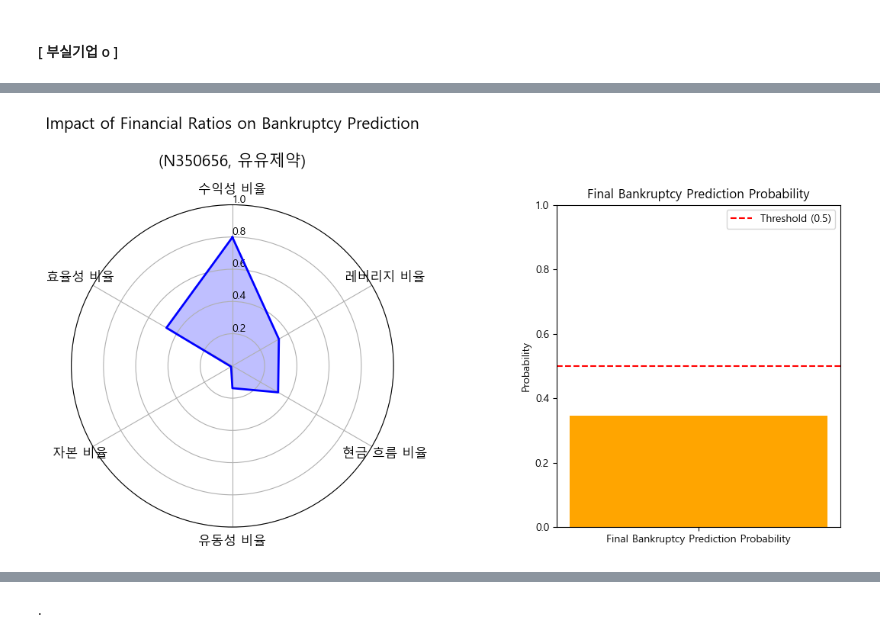
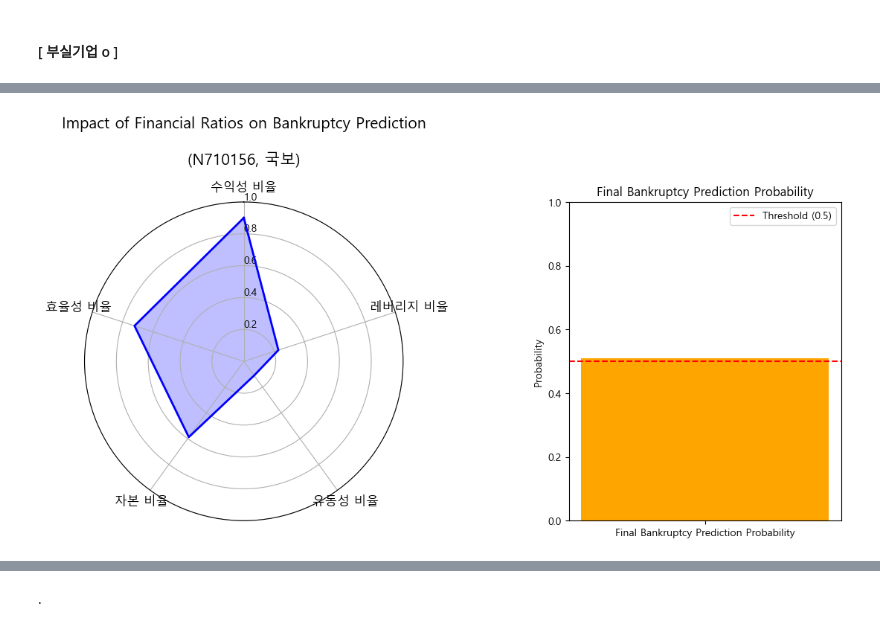
Before and after one commit to BaekJunehong/BIZnFIN, a Jupyter notebook: project/code/baek_modeling8.ipynb, the cells around one changed output, grey strips where cells are left out. Drawn from its saved outputs; the diff is of its cells as text; code cells hidden in the pictures.

```diff
--- a/project/code/baek_modeling8.ipynb
+++ b/project/code/baek_modeling8.ipynb
@@ -324,6 +422,6 @@ predict_and_visualize(new_data)
 # %%
 # 특정 인덱스의 데이터 선택
-index = 11  # 원하는 인덱스
+index = 55  # 원하는 인덱스
 new_data = data_21to22.iloc[[index]]  # 인덱스에 해당하는 데이터 선택
 
 # 예측 및 시각화 수행
@@ -338 +435 @@ predict_and_visualize(new_data)
-[figure, old version]
+[figure, new version]
```
Also changed, not shown: parts of 8 cells of this notebook.
